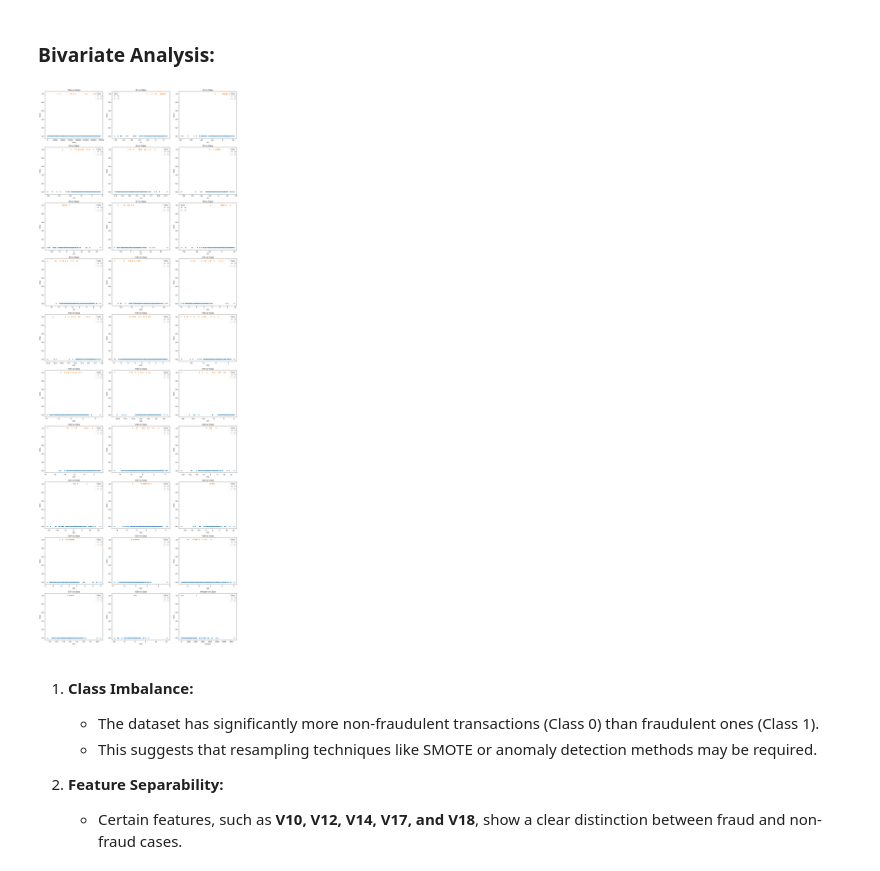
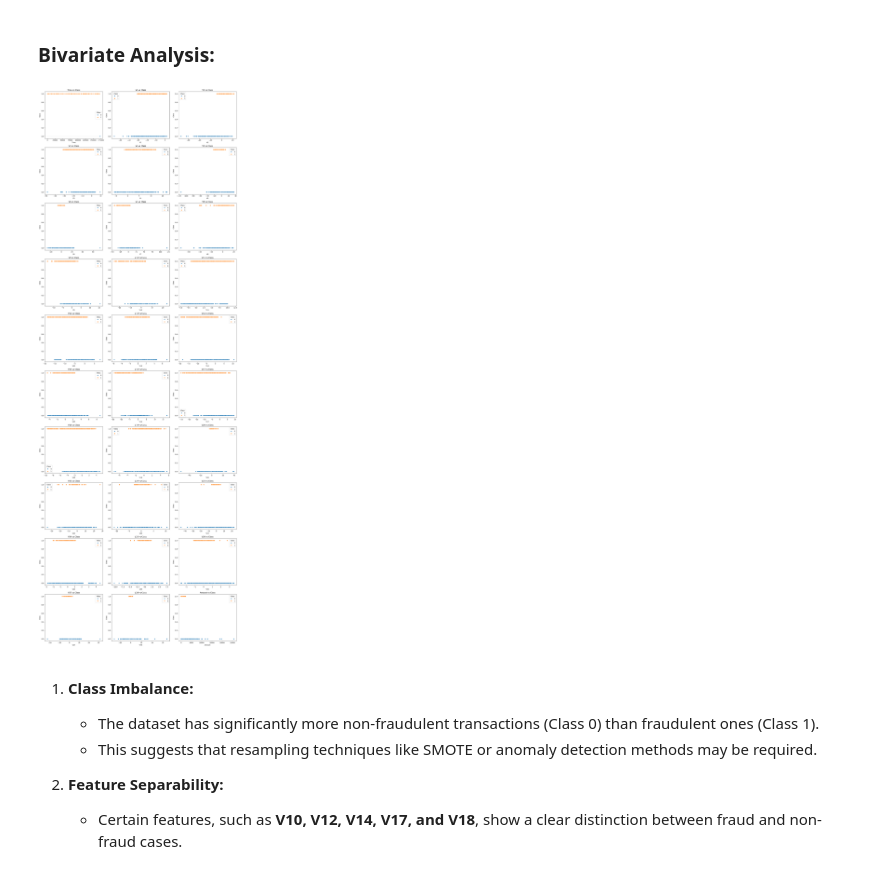
Before and after one commit to Ambigapathi-V/Credit-Card-Fraud-Detection, a Jupyter notebook: fraud_detection.ipynb, the cells around one changed output. Saved outputs shown, nothing was run; the diff lists cells and outputs as text; code cells hidden in the pictures.

```diff
--- a/fraud_detection.ipynb
+++ b/fraud_detection.ipynb
@@ -30,5 +42,5 @@ from sklearn.naive_bayes import GaussianNB
 # %%
-"""!pip install patool
+!pip install patool
 
 import gdown
 import patoolib
@@ -53,8 +65,8 @@ csv_file = [file for file in extracted_files if file.endswith('.csv')][0]  # Ass
 
 # Step 4: Load the CSV into a Pandas DataFrame
 df = pd.read_csv(os.path.join(extract_folder, csv_file))
-df1 = df.copy()[:500] """
-df = pd.read_csv(r"C:\Users\ambig\Downloads\creditcard.csv")
+df1 = df.copy()[:500]
+#df = pd.read_csv(r"C:\Users\ambig\Downloads\creditcard.csv")
 
 print("Data loaded sucessfully")
 # %% [output]
@@ -156,7 +195,7 @@ df_sample = df.sample(n=10000, random_state=1)
 ### Plot the histogram for univariate Analysis for all numeric columns
 
 # Select numerical columns
-num_cols = df_sample.select_dtypes(include=np.number).columns.tolist()
+num_cols = df.select_dtypes(include=np.number).columns.tolist()
 num_cols.remove('Class')  # Exclude 'Class' as it's categorical
 
 # Define number of rows and columns for subplots
@@ -227,24 +266,24 @@ From the pie-chart we can see that huge data imbalance datasets
 ### Bivariate Analysis:
 # %%
 # Bivariate Analysis - Scatter Plots in Subplots
-features = df_sample.columns.tolist()
+features = df.columns.tolist()
 features.remove('Class')  # Exclude target variable
 
 num_features = len(features)
 rows = num_features // 3 + (num_features % 3 > 0)  # Arrange in 3 columns
 fig, axes = plt.subplots(rows, 3, figsize=(18, 5 * rows))
 axes = axes.flatten()
 
 for i, feature in enumerate(features):
-    sns.scatterplot(x=df_sample[feature], y=df_sample['Class'],hue=df_sample['Class'],ax=axes[i])
+    sns.scatterplot(x=df[feature], y=df['Class'],hue=df['Class'],ax=axes[i])
     axes[i].set_title(f'{feature} vs Class')
     axes[i].set_xlabel(feature)
     axes[i].set_ylabel('Class')
 
 plt.tight_layout()
 plt.show()
 # %% [output]
-[figure, old version]
+[figure, new version]
 # %% [markdown]
 
 1. **Class Imbalance:**
```
Also changed, not shown: parts of 32 cells of this notebook.
